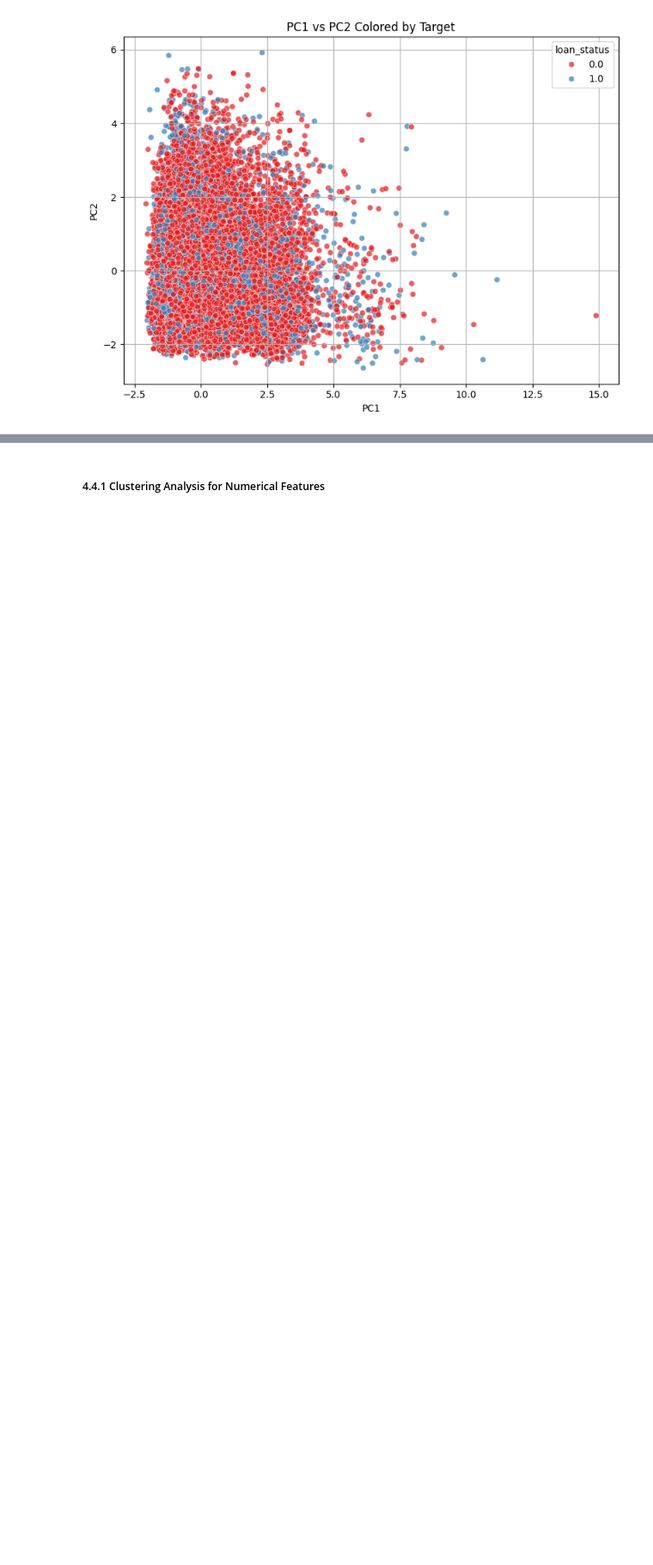
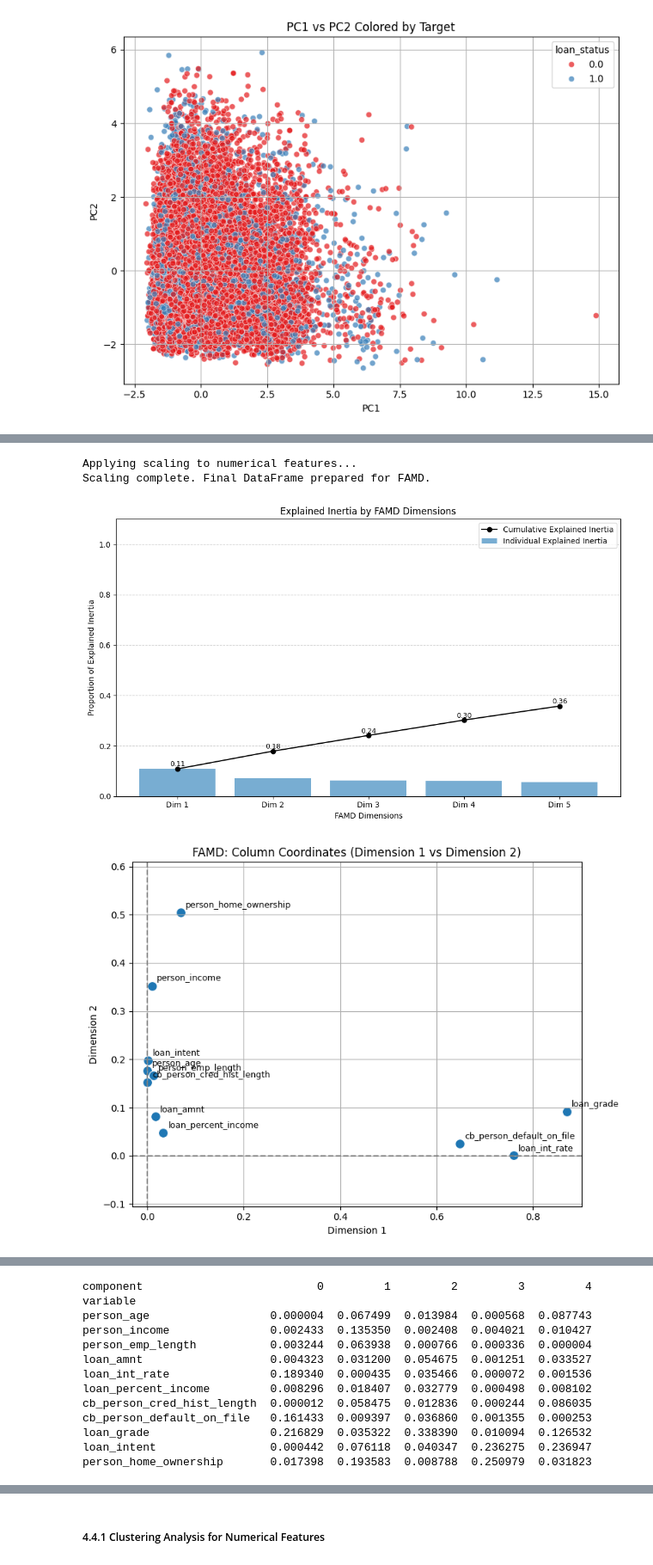
Before and after one commit to soleimanihamed/Daanish, a Jupyter notebook: projects/probability_of_default/main.ipynb, the cells around one changed output, grey strips where cells are left out. Shown at 86% size. Saved outputs shown, nothing was run; the diff lists cells and outputs as text; code cells hidden in the pictures; blank space fills up the shorter version.

```diff
--- a/projects/probability_of_default/main.ipynb
+++ b/projects/probability_of_default/main.ipynb
@@ -558,6 +559,7 @@ print(cat_features_without_target)
 
 num_features_df = cleaned_df.drop(columns=cat_col_with_target)
 categorical_df = cleaned_df[nominal_features + ordinal_features].drop(columns=target_variable)
+all_except_target_df = cleaned_df.drop(columns=target_variable)
 # %% [output]
 ['person_home_ownership', 'loan_intent', 'loan_grade', 'loan_status', 'cb_person_default_on_file', 'loan_status']
 ['person_home_ownership', 'loan_intent', 'loan_grade', 'cb_person_default_on_file']
@@ -617,0 +668,34 @@ viz.plot_mca_row_coordinates(row_coords, target_column=target_variable[0])
+# %%
+# Fit FAMD on full (mixed) dataset
+famd_analyzer = FAMDAnalyzer(n_components=5,
+                             scale_numerical=True,        # Explicitly enabling
+                            scaling_method='zscore',      # Use scaling method
+                            handle_skew=True,             # Turn on skew correction
+                            skew_method='log',            # Use log transform
+                            skew_threshold=1.5            # Set a new threshold for skewness
+                            )
+famd_analyzer.fit(all_except_target_df)
+
+# Set up the visualisation object
+viz = DimensionalityViz(data=all_except_target_df, display_names=display_names)
+
+# Plot explained inertia (variance) to determine how many components to retain
+viz.plot_famd_explained_inertia(famd_analyzer.get_explained_inertia())
+
+# Plot column coordinates (showing variable positions in FAMD space)
+viz.plot_famd_column_coordinates(famd_analyzer.get_column_coordinates_df())
+
+# Plot row coordinates (samples) colored by the target variable
+row_coords = famd_analyzer.get_row_coordinates_df()
+row_coords[target_variable[0]] = cleaned_df[target_variable[0]]
+viz.plot_famd_row_coordinates(row_coords, target_column=target_variable[0])
+
+# Plot contributions of original variables to each FAMD dimension
+contributions_df = famd_analyzer.get_contributions()
+viz.plot_famd_column_contributions(contributions_df)
+print(contributions_df)
+# %% [output]
+Applying scaling to numerical features...
+Scaling complete. Final DataFrame prepared for FAMD.
+[figure, added]
+[figure, added]
@@ -618,3 +704,16 @@ viz.plot_mca_row_coordinates(row_coords, target_column=target_variable[0])
+component                          0         1         2         3         4
+variable
+person_age                  0.000004  0.067499  0.013984  0.000568  0.087743
+person_income               0.002433  0.135350  0.002408  0.004021  0.010427
+person_emp_length           0.003244  0.063938  0.000766  0.000336  0.000004
+loan_amnt                   0.004323  0.031200  0.054675  0.001251  0.033527
+loan_int_rate               0.189340  0.000435  0.035466  0.000072  0.001536
+loan_percent_income         0.008296  0.018407  0.032779  0.000498  0.008102
+cb_person_cred_hist_length  0.000012  0.058475  0.012836  0.000244  0.086035
+cb_person_default_on_file   0.161433  0.009397  0.036860  0.001355  0.000253
+loan_grade                  0.216829  0.035322  0.338390  0.010094  0.126532
+loan_intent                 0.000442  0.076118  0.040347  0.236275  0.236947
+person_home_ownership       0.017398  0.193583  0.008788  0.250979  0.031823
 # %% [markdown]
 #### 4.4 Clustering Analysis
 This section investigates natural groupings or underlying patterns in the data by applying clustering techniques. The objective is to uncover homogeneous subgroups within the dataset that may not be visible through standard univariate or bivariate analysis.
```
Also changed, not shown: parts of 13 cells of this notebook, 7 other files.
